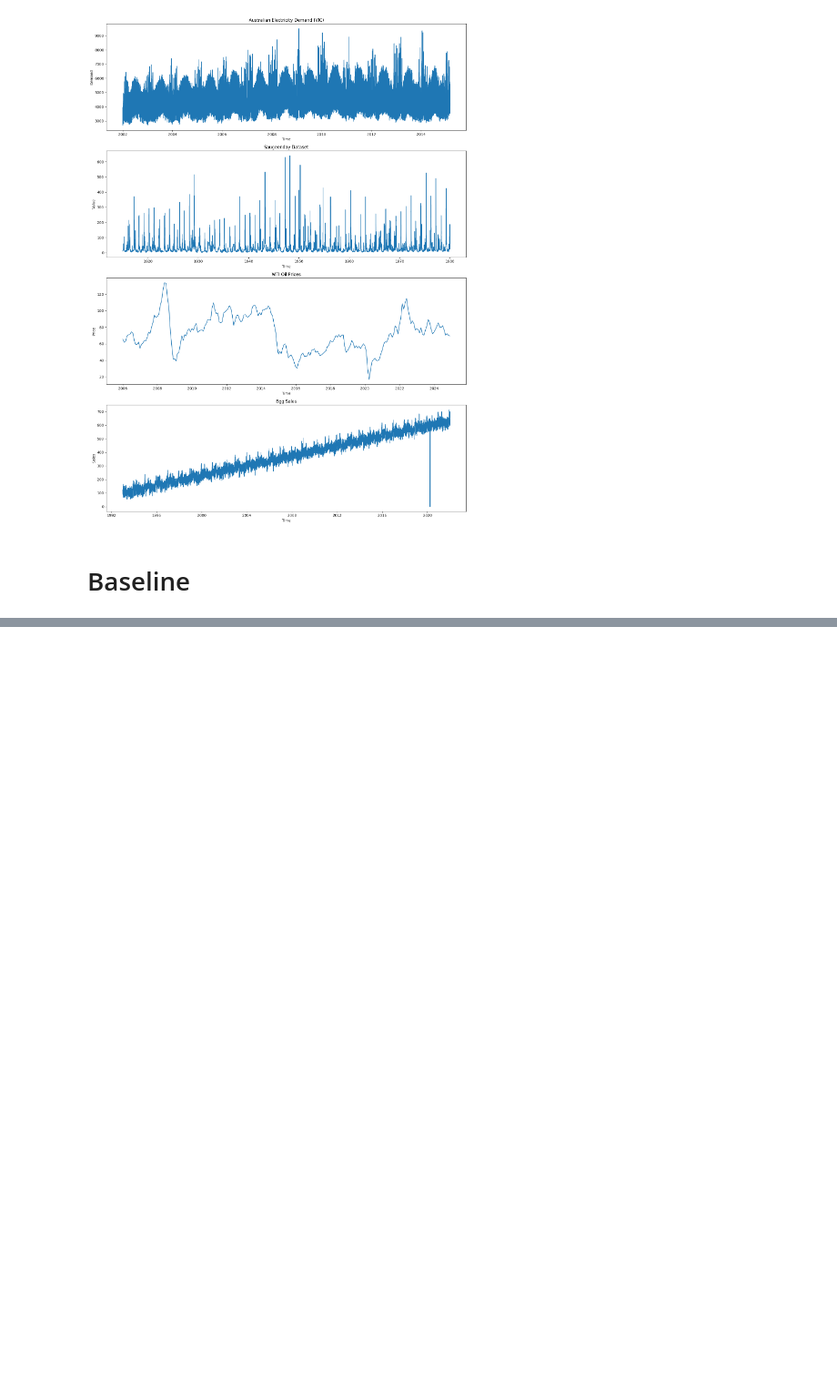
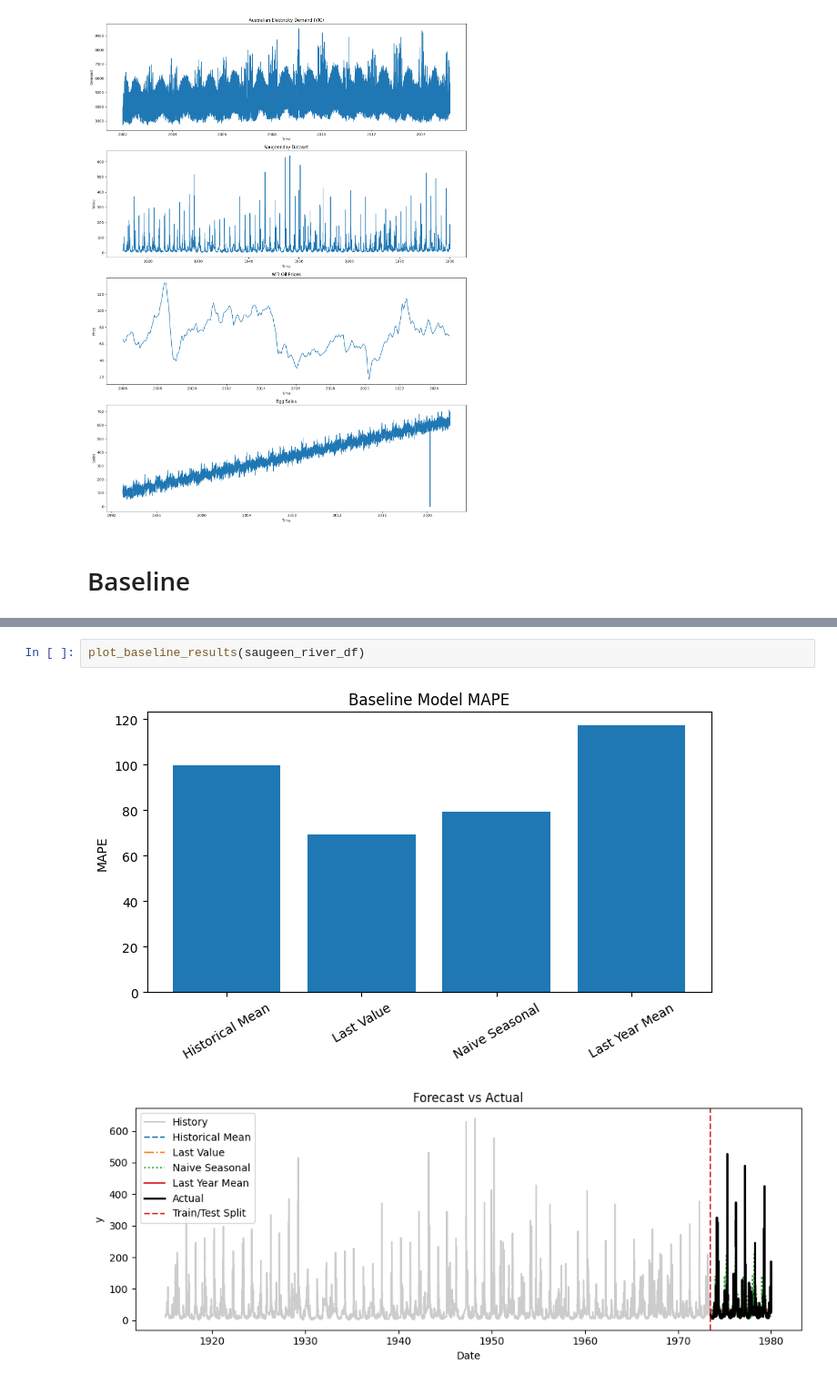
Before and after one commit to rafabarros95/Time-Series-Forecasting, a Jupyter notebook: baseline.ipynb, the cells around one changed output, grey strips where cells are left out. Shown: that part at 91% size. Saved outputs shown, nothing was run; the diff lists cells and outputs as text; blank space fills up the shorter version.

```diff
--- a/baseline.ipynb
+++ b/baseline.ipynb
@@ -51,0 +116,5 @@ See the caveats in the documentation: https://pandas.pydata.org/pandas-docs/stab
+# %%
+plot_baseline_results(saugeen_river_df)
+# %% [output]
+[figure, added]
+[figure, added]
```
Also changed, not shown: parts of 11 cells of this notebook, 1 other file.
